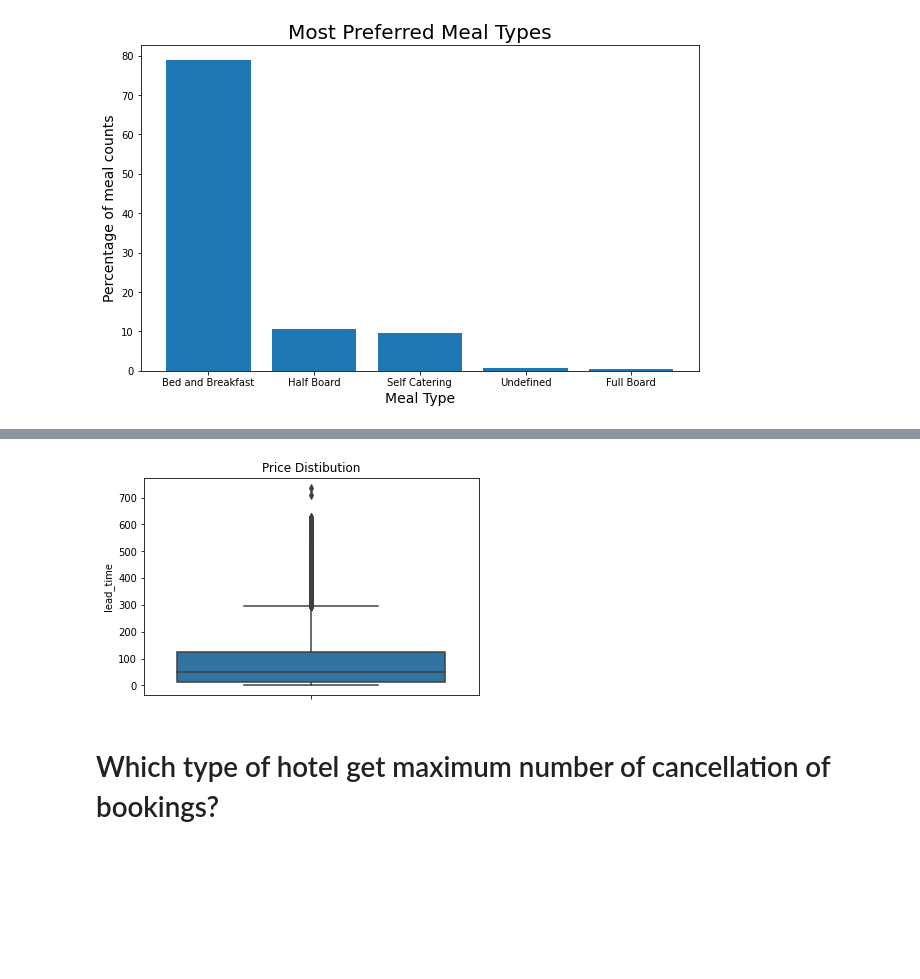
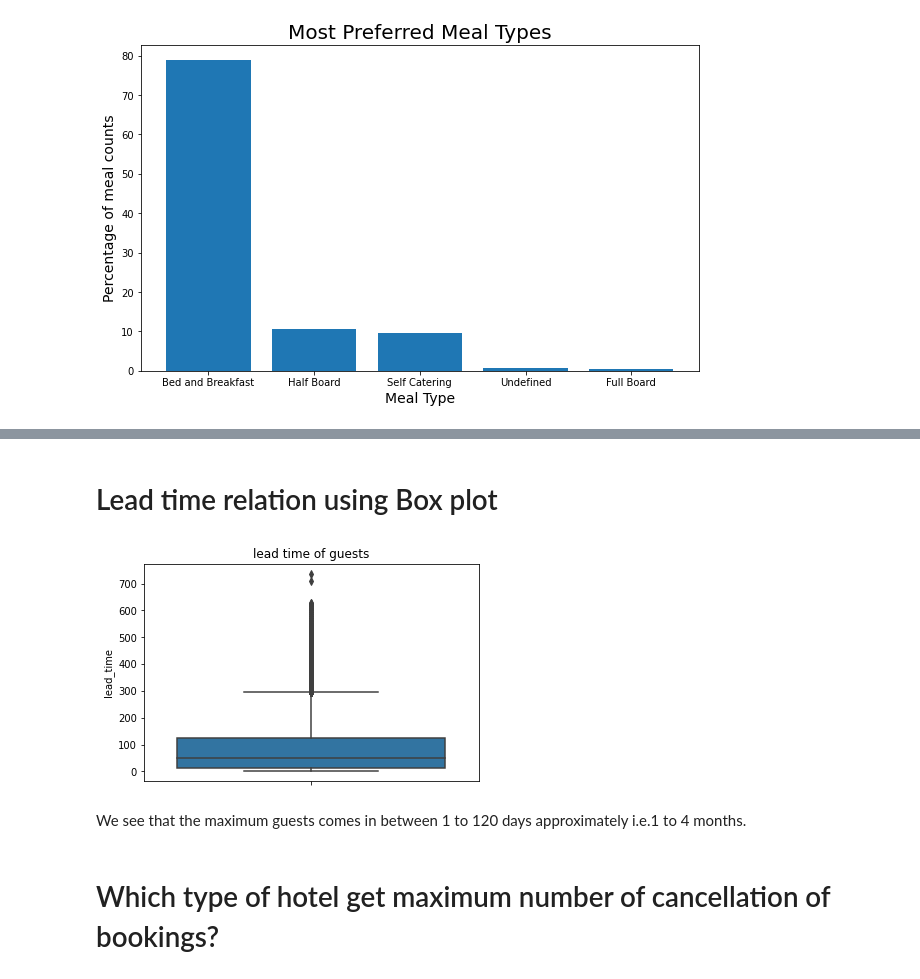
Before and after one commit to sahiljagtap11/Hotel_booking_analysis, a Jupyter notebook: SahilJ_commit_Copy_of_Final_Group_Hotel_Booking_Analysis_Capstone_Project.ipynb, the cells around one changed output, grey strips where cells are left out. Cells and saved outputs as stored; diff of their text form; code cells hidden in the pictures; blank space fills up the shorter version.

```diff
--- a/SahilJ_commit_Copy_of_Final_Group_Hotel_Booking_Analysis_Capstone_Project.ipynb
+++ b/SahilJ_commit_Copy_of_Final_Group_Hotel_Booking_Analysis_Capstone_Project.ipynb
@@ -218,9 +209,13 @@ Text(0.5, 0, 'Property Type')
+# %% [markdown]
+# Lead time relation using Box plot
 # %%
-g = sns.boxplot ( y =hotel_data_raw["lead_time"])
-plt.title("Price Distibution")
+g = sns.boxplot (y =hotel_data_raw["lead_time"])
+plt.title("lead time of guests")
 plt.show()
 # %% [output]
-[figure, old version]
+[figure, new version]
+# %% [markdown]
+We see that the maximum guests comes in between 1 to 120 days approximately i.e.1 to 4 months.
 # %% [markdown]
 # 	Which type of hotel get maximum number of cancellation of bookings?
 # %%
```
Also changed, not shown: parts of 22 cells of this notebook.
